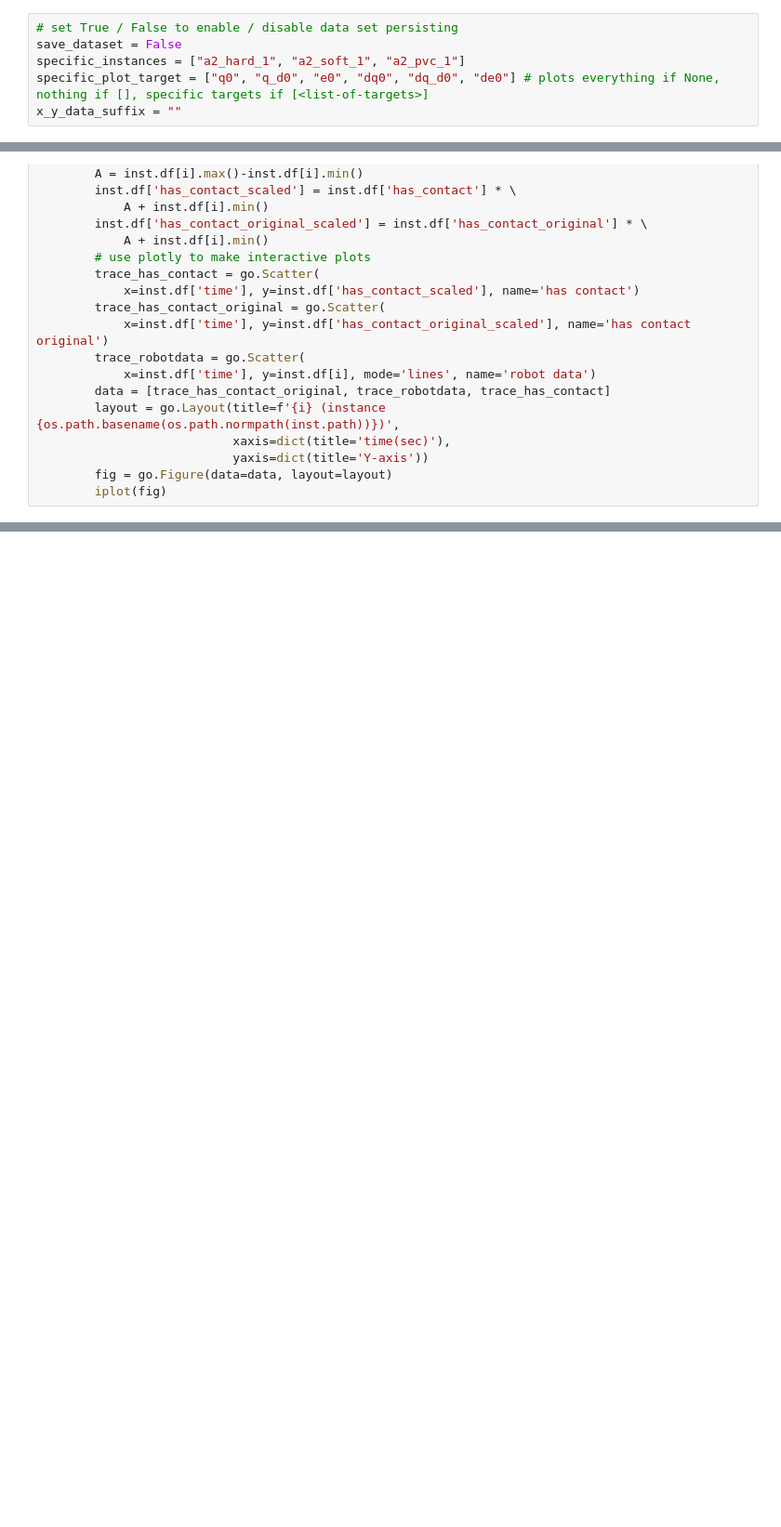
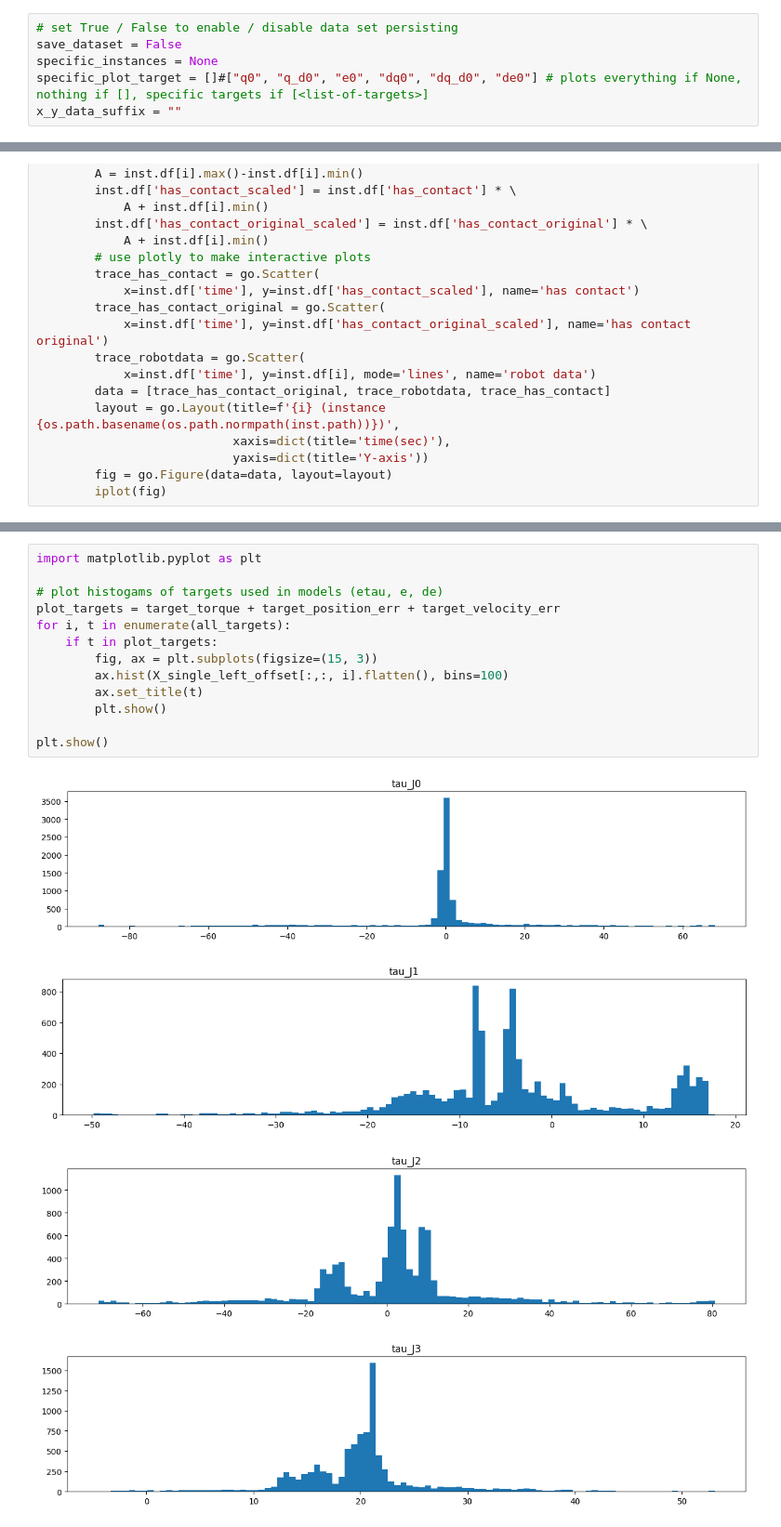
Before and after one commit to MarH19/HumanObjectDetection, a Jupyter notebook: DataPreparation/DataPreparation.ipynb, the cells around one changed output, grey strips where cells are left out. Shown at 93% size. Saved outputs shown, nothing was run; the diff lists cells and outputs as text; blank space fills up the shorter version.

Commit message:
add feature distr. plot to data prep, specify model features by target strings

```diff
--- a/DataPreparation/DataPreparation.ipynb
+++ b/DataPreparation/DataPreparation.ipynb
@@ -20,8 +20,8 @@ dataset_repo_root_path = Path(os.environ.get("DATASET_REPO_ROOT_PATH"))
 # %%
 # set True / False to enable / disable data set persisting
 save_dataset = False
-specific_instances = ["a2_hard_1", "a2_soft_1", "a2_pvc_1"]
-specific_plot_target = ["q0", "q_d0", "e0", "dq0", "dq_d0", "de0"] # plots everything if None, nothing if [], specific targets if [<list-of-targets>]
+specific_instances = None
+specific_plot_target = []#["q0", "q_d0", "e0", "dq0", "dq_d0", "de0"] # plots everything if None, nothing if [], specific targets if [<list-of-targets>]
 x_y_data_suffix = ""
 # %%
 # load dataset instances
@@ -304,0 +325,18 @@ if save_dataset:
+# %%
+import matplotlib.pyplot as plt
+
+# plot histogams of targets used in models (etau, e, de)
+plot_targets = target_torque + target_position_err + target_velocity_err
+for i, t in enumerate(all_targets):
+    if t in plot_targets:
+        fig, ax = plt.subplots(figsize=(15, 3))
+        ax.hist(X_single_left_offset[:,:, i].flatten(), bins=100)
+        ax.set_title(t)
+        plt.show()
+
+plt.show()
+# %% [output]
+[figure, added]
+[figure, added]
+[figure, added]
+[figure, added]
```
Also changed, not shown: parts of 3 cells of this notebook, 1 other file.
